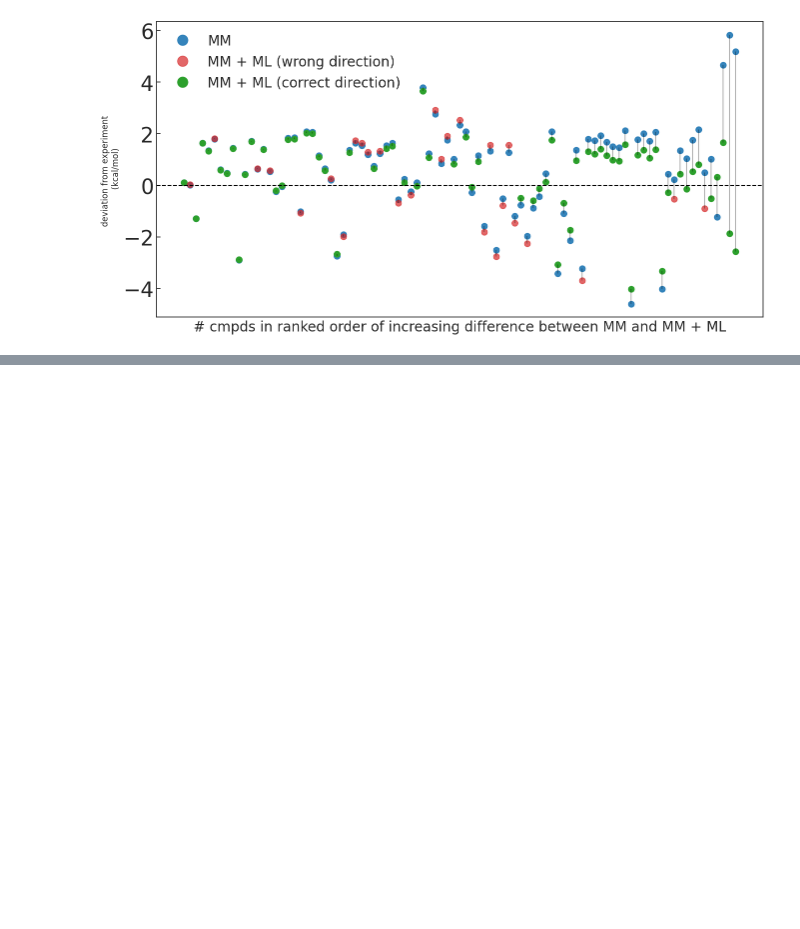
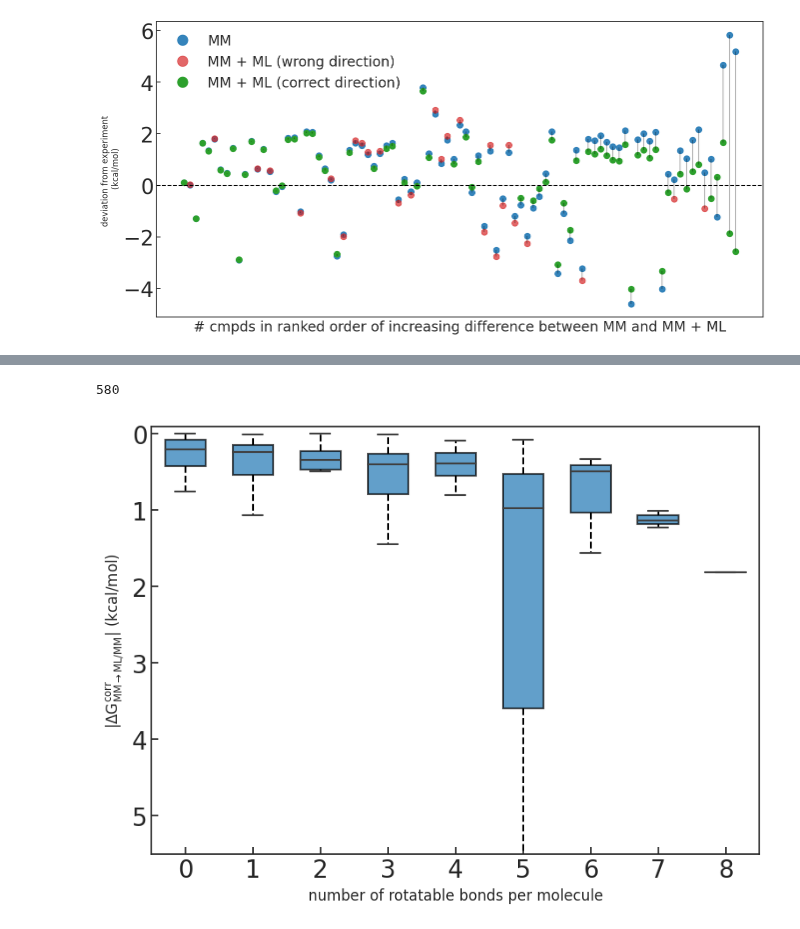
Before and after one commit to JohannesKarwou/notebooks, a Jupyter notebook: mlCorrection.ipynb, the cells around one changed output, grey strips where cells are left out. Saved outputs shown, nothing was run; the diff lists cells and outputs as text; code cells hidden in the pictures; blank space fills up the shorter version.

```diff
--- a/mlCorrection.ipynb
+++ b/mlCorrection.ipynb
@@ -398,0 +429,54 @@ Kendalltau: 0.82 [0.8, 0.83]
+# %%
+data = data.dropna(subset=["numRotBonds"])
+# %%
+sns.reset_orig
+sns.set_theme(
+    style="white",
+    rc={
+        "font.size": 18,
+        "legend.fontsize": 10,
+        "lines.markersize": 10,
+        "xtick.bottom": True,
+        "xtick.direction": "in",
+        "xtick.labelsize": 20,
+        "ytick.left": True,
+        "ytick.direction": "in",
+        "ytick.labelsize": 20,
+    },
+)
+
+fig, ax1 = plt.subplots(figsize=(8, 6))
+sns.boxplot(
+    # data=data,
+    x=[int(i) for i in data["numRotBonds"].to_list()],
+    y=np.abs(data["Crooks correction"]),
+    # hue="Force Field",
+    ax=ax1,
+    width=0.6,
+    # medianprops=medianprops,
+    showmeans=False,
+    # meanprops=meanprops,
+    # order=labeling.index,
+    color=c1,
+    saturation=1,
+    linewidth=1.5,
+    # palette={"GAFF": "C1", "CGenFF": "C0"},
+    fliersize=12,
+    autorange=True,
+    # orient="h",
+    showfliers=False,
+    boxprops=dict(facecolor=c1, alpha=0.7, edgecolor="black", linewidth=1.5),
+    whiskerprops=dict(linestyle="--", linewidth=1.5, color="black"),
+)
+
+ax1.yaxis.set_major_locator(MaxNLocator(integer=True))
+plt.ylabel(r"$|\Delta \mathrm{G}^{\mathrm{corr}}_{\mathrm{MM}\rightarrow\mathrm{ML/MM}}|$ (kcal/mol)")
+plt.xlabel("number of rotatable bonds per molecule")
+
+plt.ylim([5.5,-0.1])
+plt.tight_layout()
+# plt.savefig("figures/boxplot_numRotBonds.pdf",bbox_inches='tight')
+len(data)
+# %% [output]
+580
+[figure, added]
```
Also changed, not shown: parts of 3 cells of this notebook.
